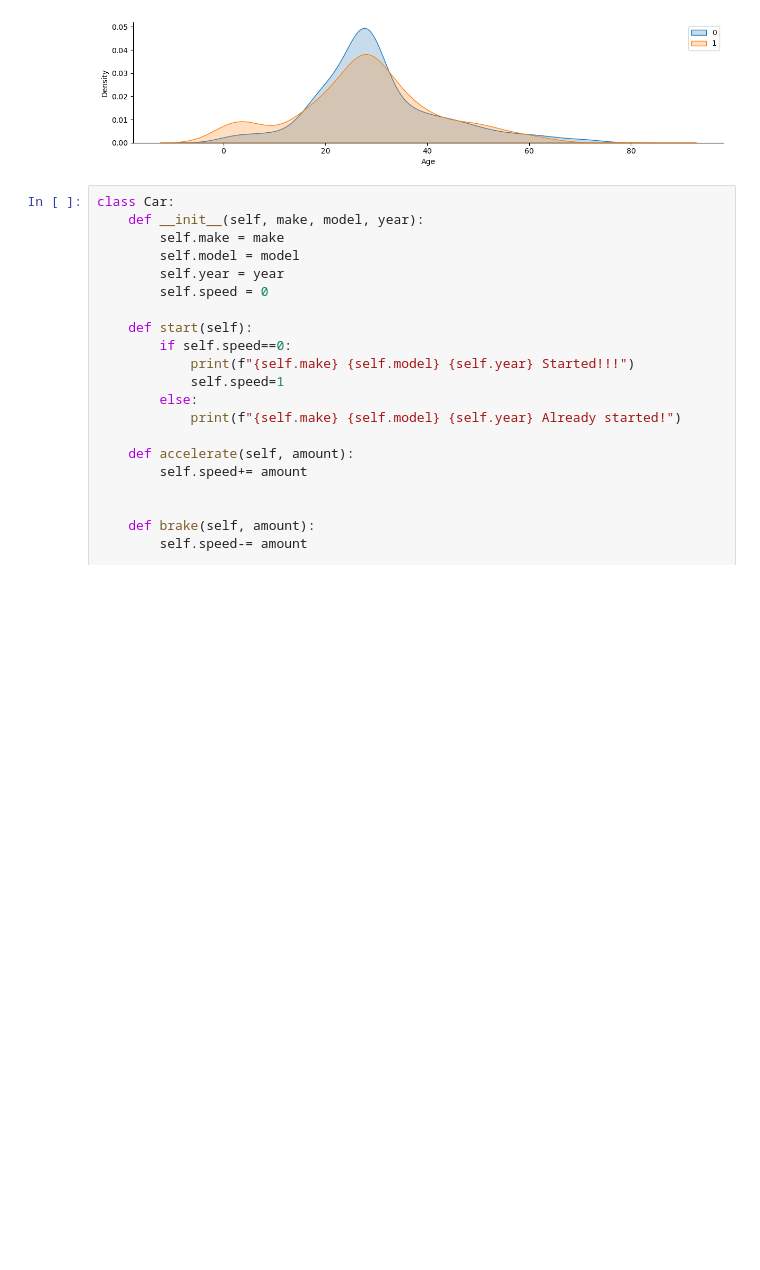
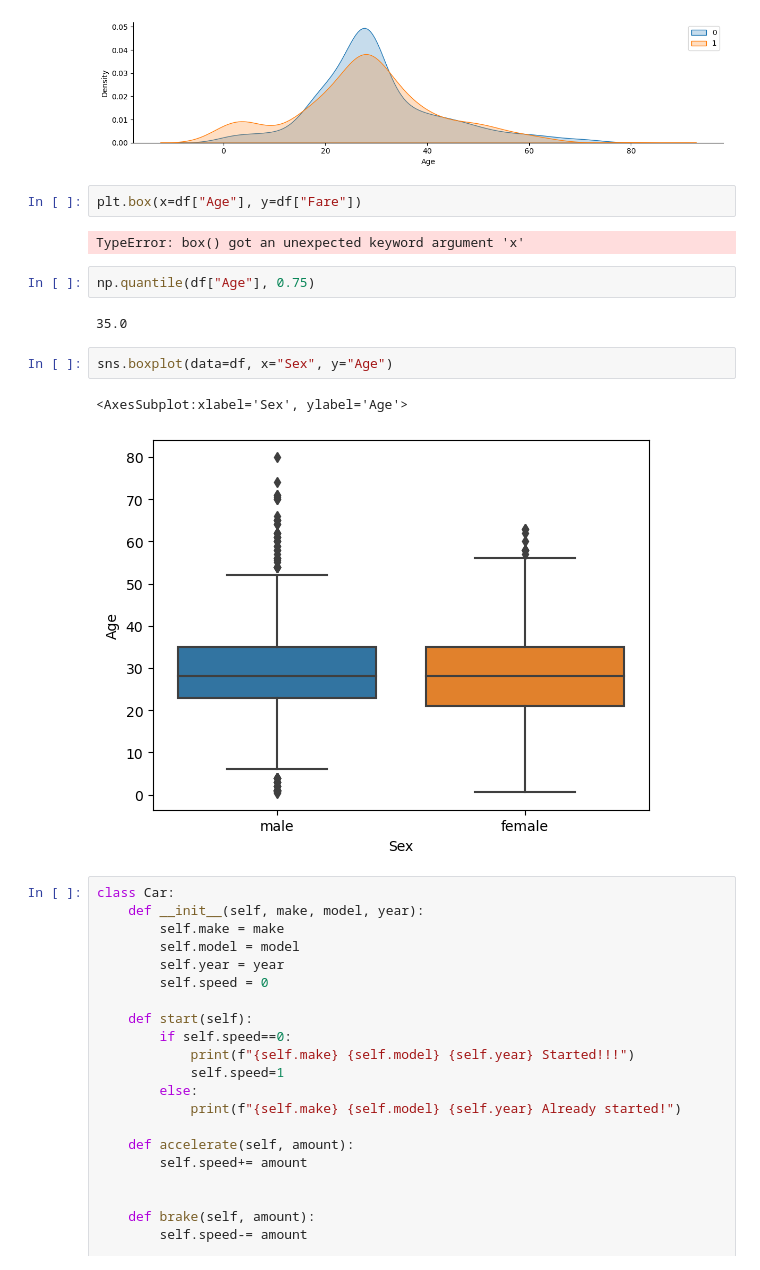
Before and after one commit to kazeemolaitanmusbau/Instructing--folder, a Jupyter notebook: Untitled.ipynb, the cells around one changed output. Saved outputs shown, nothing was run; the diff lists cells and outputs as text; blank space fills up the shorter version.

```diff
--- a/Untitled.ipynb
+++ b/Untitled.ipynb
@@ -258,6 +258,19 @@ plt.legend()
 plt.show()
 # %% [output]
 [figure]
+# %%
+plt.box(x=df["Age"], y=df["Fare"])
+# %% [output]
+TypeError: box() got an unexpected keyword argument 'x'
+# %%
+np.quantile(df["Age"], 0.75)
+# %% [output]
+35.0
+# %%
+sns.boxplot(data=df, x="Sex", y="Age")
+# %% [output]
+<AxesSubplot:xlabel='Sex', ylabel='Age'>
+[figure, added]
 # %%
 class Car:
     def __init__(self, make, model, year):
```
Also changed, not shown: parts of 1 cell of this notebook.
